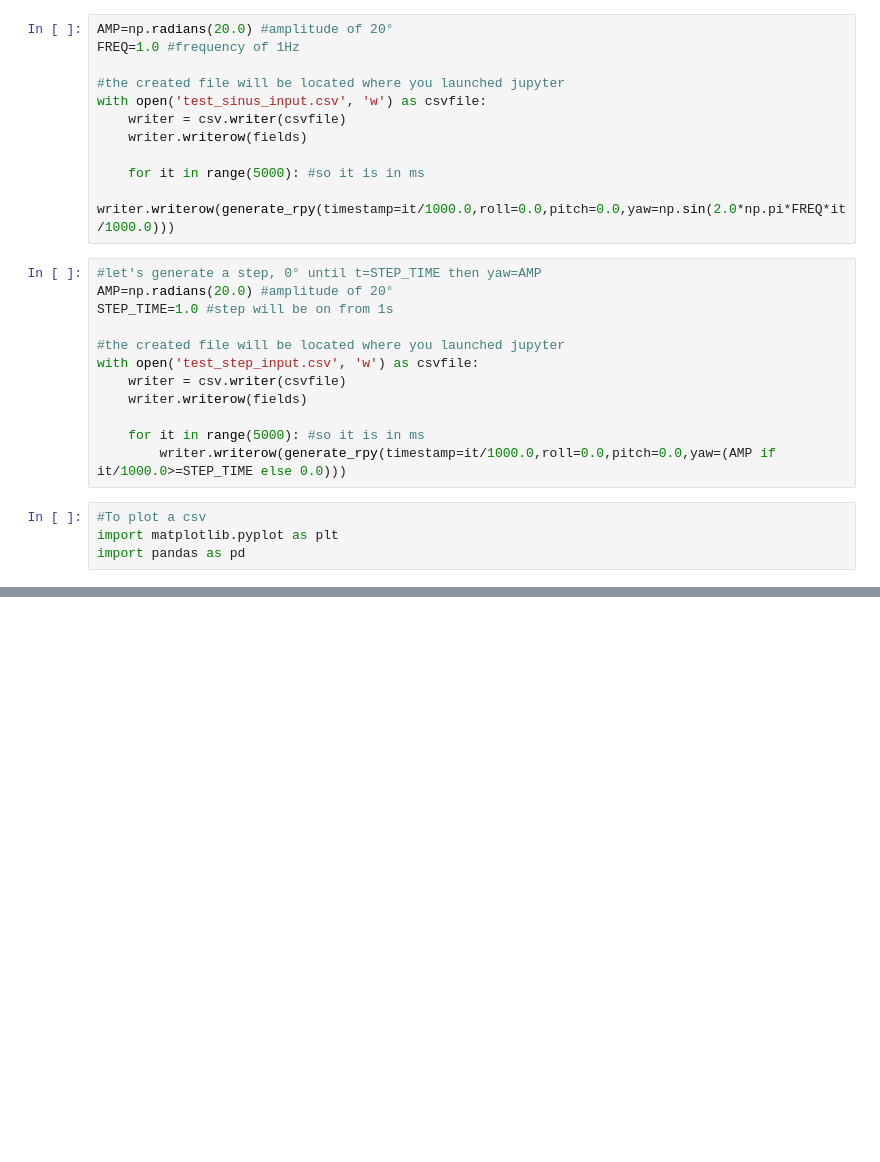
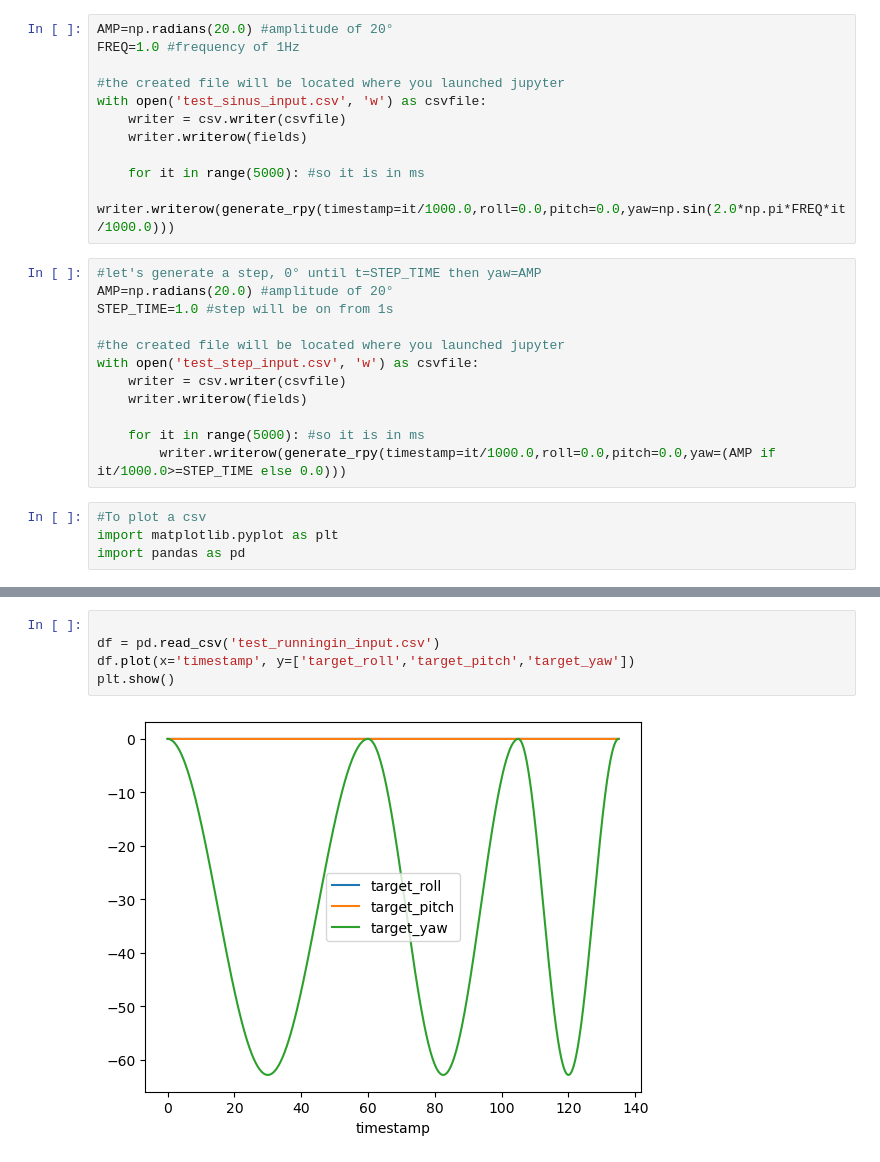
Before and after one commit to pollen-robotics/orbita3d_testbench, a Jupyter notebook: scripts/generate_input_data.ipynb, the cells around one changed output, grey strips where cells are left out. Cells and saved outputs as stored; diff of their text form; blank space fills up the shorter version.

```diff
--- a/scripts/generate_input_data.ipynb
+++ b/scripts/generate_input_data.ipynb
@@ -44,0 +71,7 @@ plt.show()
+# %%
+
+df = pd.read_csv('test_runningin_input.csv')
+df.plot(x='timestamp', y=['target_roll','target_pitch','target_yaw'])
+plt.show()
+# %% [output]
+[figure, added]
```
Also changed, not shown: parts of 9 cells of this notebook, 13 other files.
